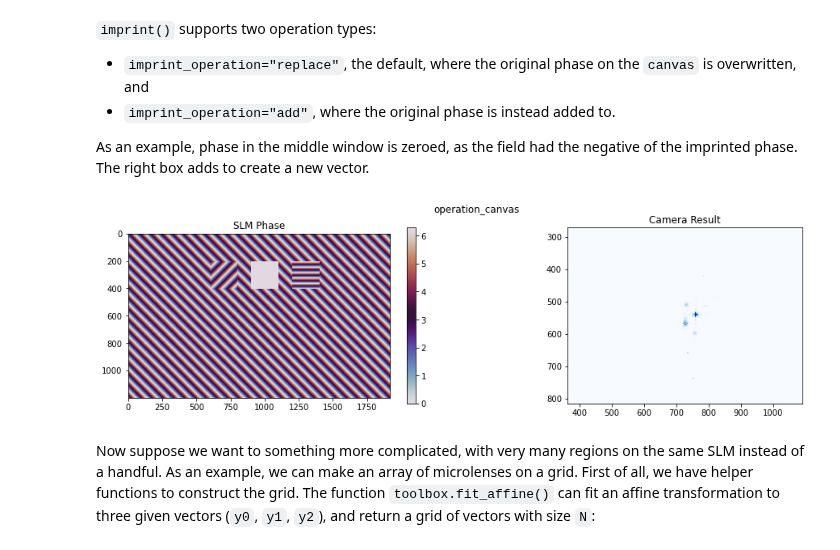
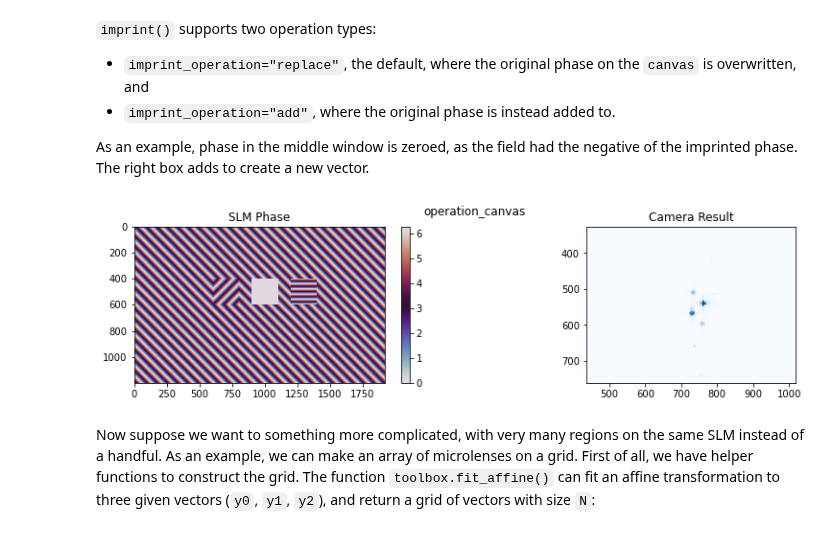
Before and after one commit to slmsuite/slmsuite-examples, a Jupyter notebook: examples/structured_light.ipynb, the cells around one changed output. Drawn from its saved outputs; the diff is of its cells as text; code cells hidden in the pictures.

```diff
--- a/examples/structured_light.ipynb
+++ b/examples/structured_light.ipynb
@@ -68,7 +68,7 @@ Then, we can render our result using `matplotlib`, with the aid of a quick helpe
 # %%
 def plot_phase(phase, title="", cam=cam, zoom=True):
     # One plot if no camera; two otherwise.
-    _, axs = plt.subplots(1, 2 - (cam is None), figsize=(16,4))
+    _, axs = plt.subplots(1, 2 - (cam is None), figsize=(14,3))
 
     if cam is None:
         axs = [axs]
@@ -94,8 +94,8 @@ def plot_phase(phase, title="", cam=cam, zoom=True):
         if zoom:
             xlim = axs[1].get_xlim()
             ylim = axs[1].get_ylim()
-            axs[1].set_xlim([xlim[0] * .75 + xlim[1] * .25, xlim[0] * .25 + xlim[1] * .75])
-            axs[1].set_ylim([ylim[0] * .75 + ylim[1] * .25, ylim[0] * .25 + ylim[1] * .75])
+            axs[1].set_xlim([xlim[0] * .7 + xlim[1] * .3, xlim[0] * .3 + xlim[1] * .7])
+            axs[1].set_ylim([ylim[0] * .7 + ylim[1] * .3, ylim[0] * .3 + ylim[1] * .7])
 
     # Make a title, if given.
     plt.suptitle(title)
@@ -233,13 +233,13 @@ As an example, phase in the middle window is zeroed, as the field had the negati
 # %%
 operation_canvas = toolbox.blaze(grid=slm, vector=(.001, -.001))
 
-toolbox.imprint(operation_canvas,  [600, 200, 200, 200], function=toolbox.blaze, grid=slm, vector=(.001, .001), imprint_operation="replace")
-toolbox.imprint(operation_canvas,  [900, 200, 200, 200], function=toolbox.blaze, grid=slm, vector=(-.001, .001), imprint_operation="add")
-toolbox.imprint(operation_canvas, [1200, 200, 200, 200], function=toolbox.blaze, grid=slm, vector=(-.001, -.001), imprint_operation="add")
+toolbox.imprint(operation_canvas,  [600, 200, 400, 200], function=toolbox.blaze, grid=slm, vector=(.001, .001), imprint_operation="replace")
+toolbox.imprint(operation_canvas,  [900, 200, 400, 200], function=toolbox.blaze, grid=slm, vector=(-.001, .001), imprint_operation="add")
+toolbox.imprint(operation_canvas, [1200, 200, 400, 200], function=toolbox.blaze, grid=slm, vector=(-.001, -.001), imprint_operation="add")
 
 plot_phase(operation_canvas, "operation_canvas")
 # %% [output]
-[figure, old version]
+[figure, new version]
 # %% [markdown]
 Now suppose we want to something more complicated, with very many regions on the same SLM instead of a handful. As an example, we can make an array of microlenses on a grid. First of all, we have helper functions to construct the grid. The function `toolbox.fit_affine()` can fit an affine transformation to three given vectors (`y0`, `y1`, `y2`), and return a grid of vectors with size `N`:
 # %%
```
Also changed, not shown: parts of 24 cells of this notebook.
